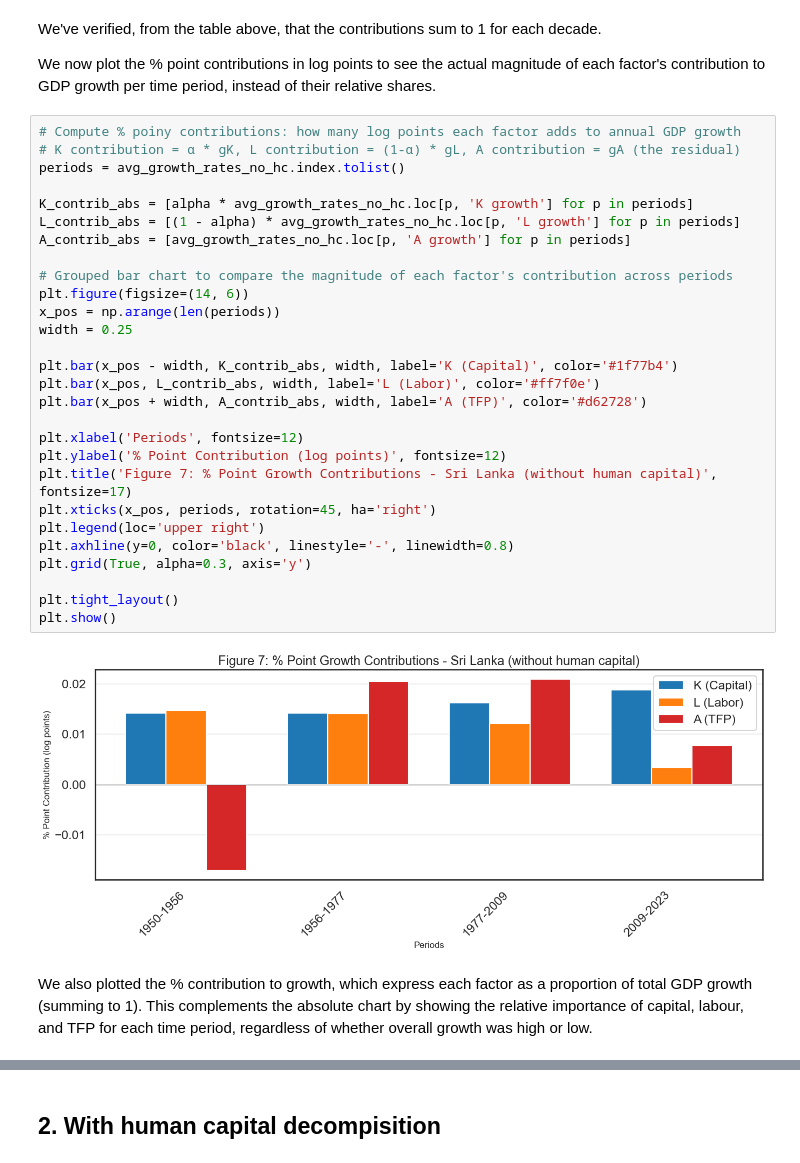
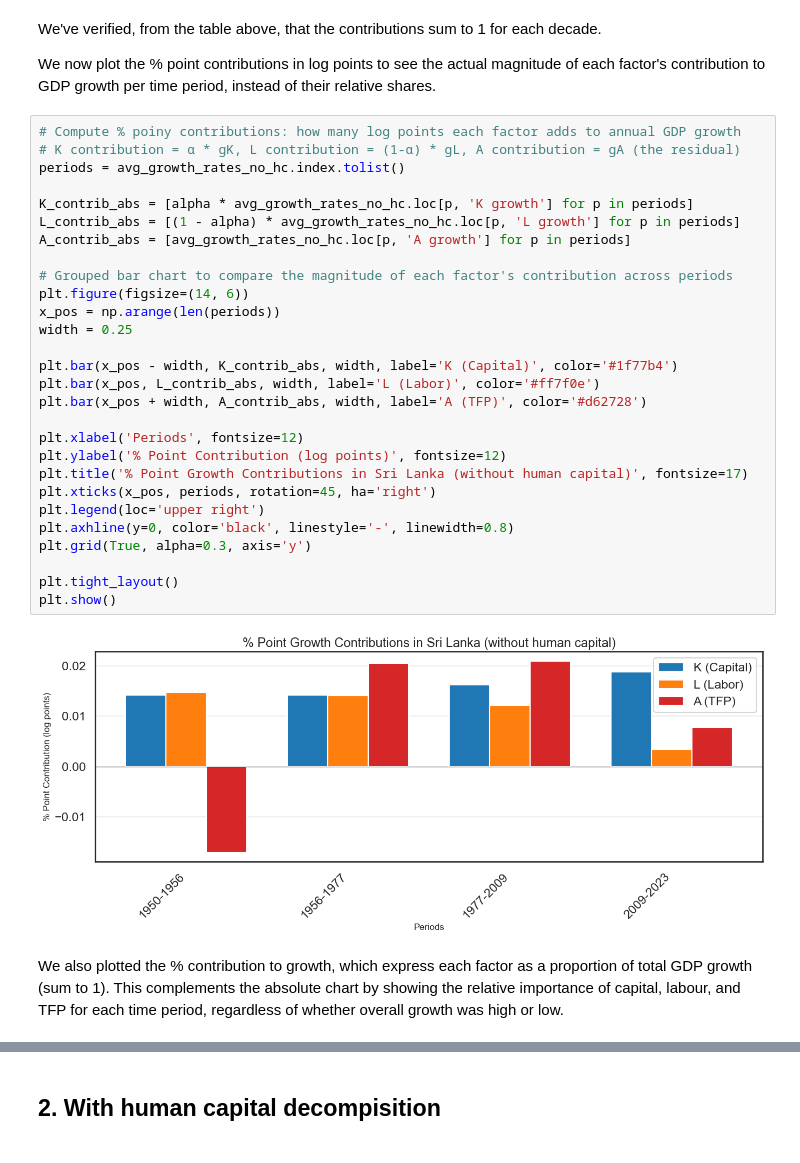
Before and after one commit to ikedasakii/EC2B1_group_project, a Jupyter notebook: find_GDP_trend_decades_copy.ipynb, the cells around one changed output, grey strips where cells are left out. Drawn from its saved outputs; the diff is of its cells as text.

```diff
--- a/find_GDP_trend_decades_copy.ipynb
+++ b/find_GDP_trend_decades_copy.ipynb
@@ -760,35 +760,35 @@ We now plot the % point contributions in log points to see the actual magnitude
 # %%
 # Compute % poiny contributions: how many log points each factor adds to annual GDP growth
 # K contribution = α * gK, L contribution = (1-α) * gL, A contribution = gA (the residual)
 periods = avg_growth_rates_no_hc.index.tolist()
 
 K_contrib_abs = [alpha * avg_growth_rates_no_hc.loc[p, 'K growth'] for p in periods]
 L_contrib_abs = [(1 - alpha) * avg_growth_rates_no_hc.loc[p, 'L growth'] for p in periods]
 A_contrib_abs = [avg_growth_rates_no_hc.loc[p, 'A growth'] for p in periods]
 
 # Grouped bar chart to compare the magnitude of each factor's contribution across periods
 plt.figure(figsize=(14, 6))
 x_pos = np.arange(len(periods))
 width = 0.25
 
 plt.bar(x_pos - width, K_contrib_abs, width, label='K (Capital)', color='#1f77b4')
 plt.bar(x_pos, L_contrib_abs, width, label='L (Labor)', color='#ff7f0e')
 plt.bar(x_pos + width, A_contrib_abs, width, label='A (TFP)', color='#d62728')
 
 plt.xlabel('Periods', fontsize=12)
 plt.ylabel('% Point Contribution (log points)', fontsize=12)
-plt.title('Figure 7: % Point Growth Contributions - Sri Lanka (without human capital)', fontsize=17)
+plt.title('% Point Growth Contributions in Sri Lanka (without human capital)', fontsize=17)
 plt.xticks(x_pos, periods, rotation=45, ha='right')
 plt.legend(loc='upper right')
 plt.axhline(y=0, color='black', linestyle='-', linewidth=0.8)
 plt.grid(True, alpha=0.3, axis='y')
 
 plt.tight_layout()
 plt.show()
 # %% [output]
-[figure, old version]
+[figure, new version]
 # %% [markdown]
-We also plotted the % contribution to growth, which express each factor as a proportion of total GDP growth (summing to 1). This complements the absolute chart by showing the relative importance of capital, labour, and TFP for each time period, regardless of whether overall growth was high or low.
+We also plotted the % contribution to growth, which express each factor as a proportion of total GDP growth (sum to 1). This complements the absolute chart by showing the relative importance of capital, labour, and TFP for each time period, regardless of whether overall growth was high or low.
 # %%
 # Compute each factor's share of total GDP growth (contributions should sum to 1 each period)
 # This shows the relative importance of K, L, and TFP rather than their absolute magnitudes
```
Also changed, not shown: parts of 17 cells of this notebook.
